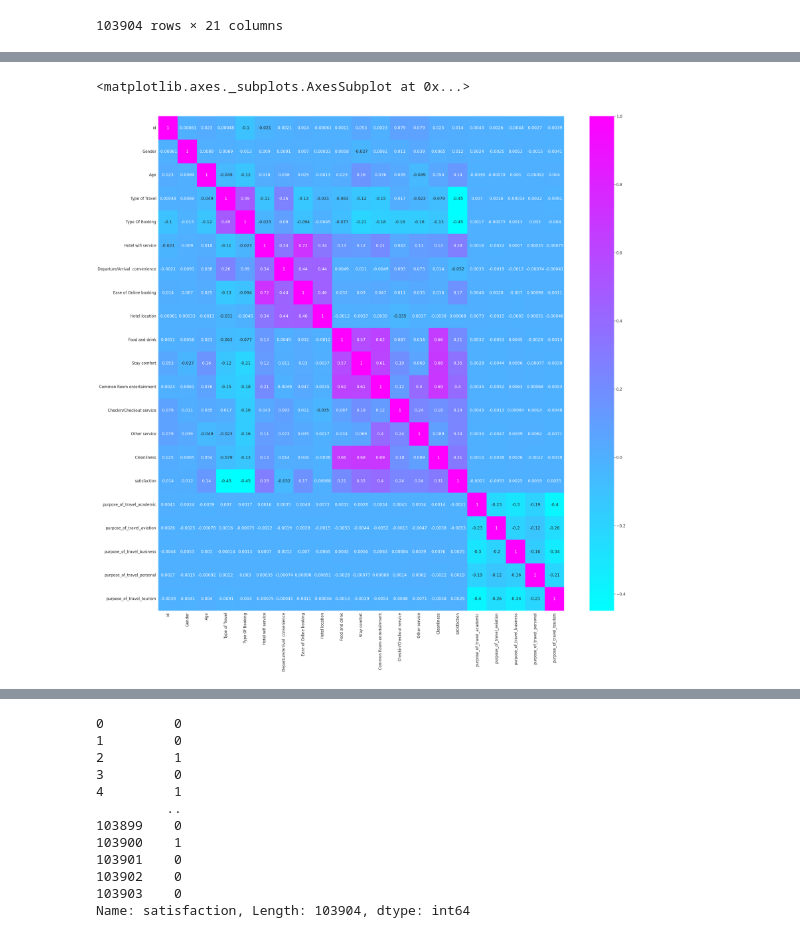
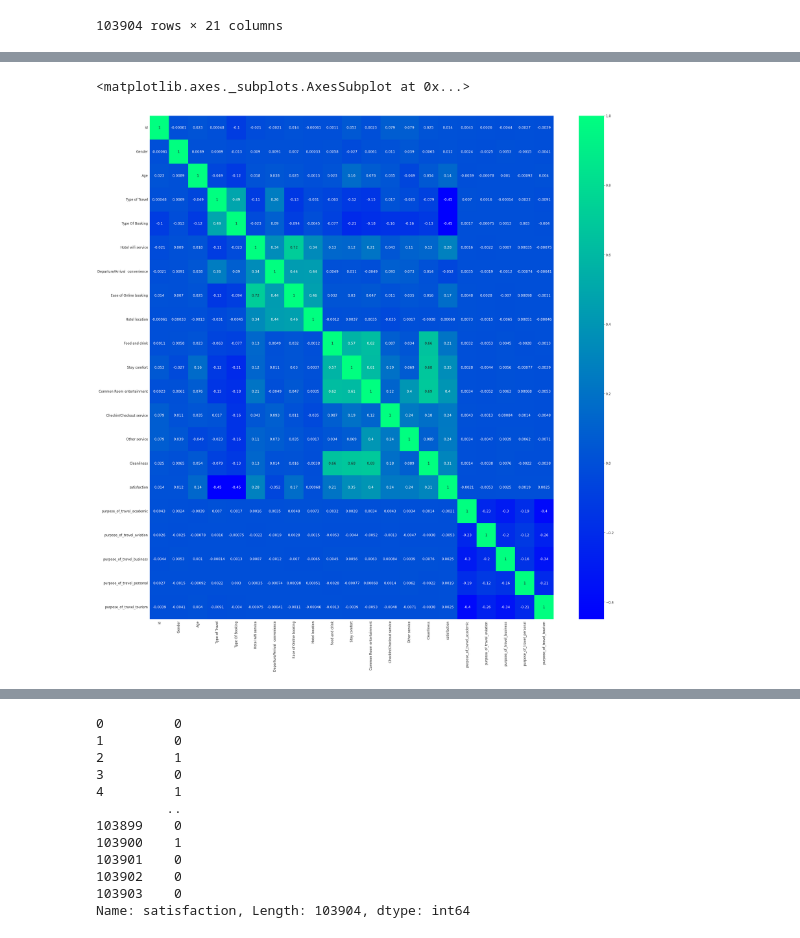
Before and after one commit to hendrayustiawan11/Final-Project-Hotel-Satisfaction, a Jupyter notebook: Final_Project_Hotel_Satisfaction.ipynb, the cells around one changed output, grey strips where cells are left out. Drawn from its saved outputs; the diff is of its cells as text; code cells hidden in the pictures.

```diff
--- a/Final_Project_Hotel_Satisfaction.ipynb
+++ b/Final_Project_Hotel_Satisfaction.ipynb
@@ -317,12 +310,12 @@ dtype: object
 # %%
 # Create correlation matrix
 dataset_corr = dataset.corr()
 plt.figure(figsize=(40,40))
 sns.set(font_scale=1.5)
-sns.heatmap(dataset_corr, annot=True, cmap='cool',fmt='.2g' )
+sns.heatmap(dataset_corr, annot=True, cmap='winter',fmt='.2g' )
 # %% [output]
 <matplotlib.axes._subplots.AxesSubplot at 0x...>
-[figure, old version]
+[figure, new version]
 # %%
 y= dataset['satisfaction']
 X= dataset.drop(['satisfaction', 'id'],1)
```
Also changed, not shown: parts of 21 cells of this notebook.
